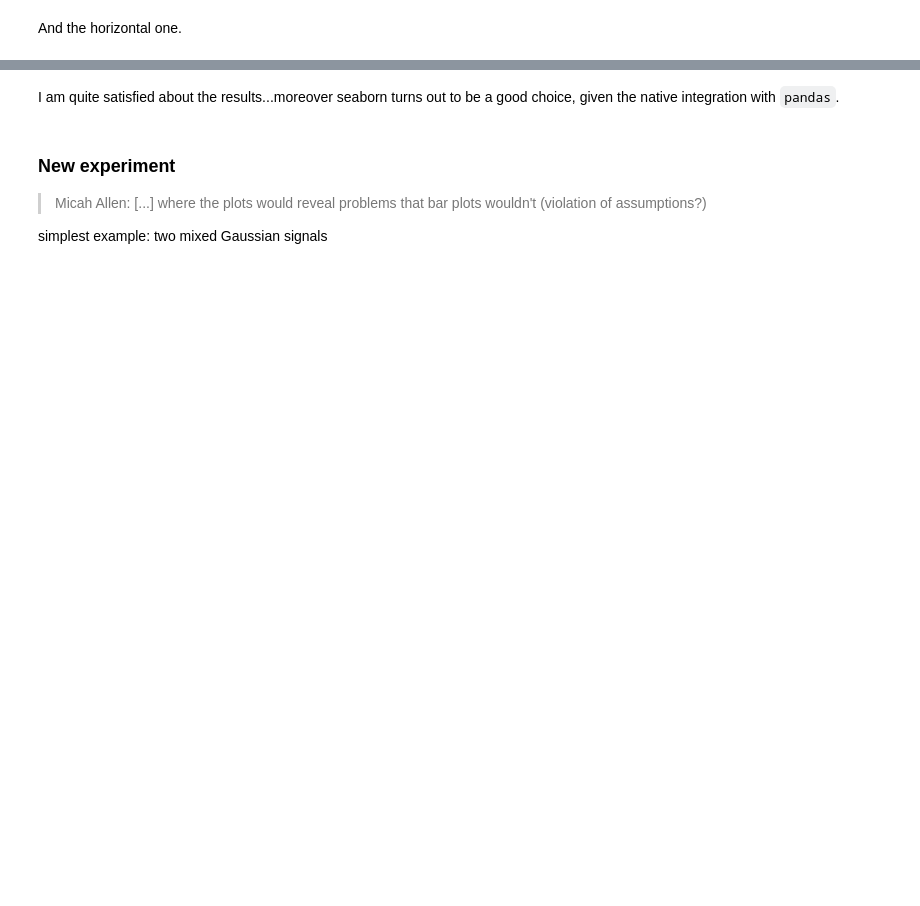
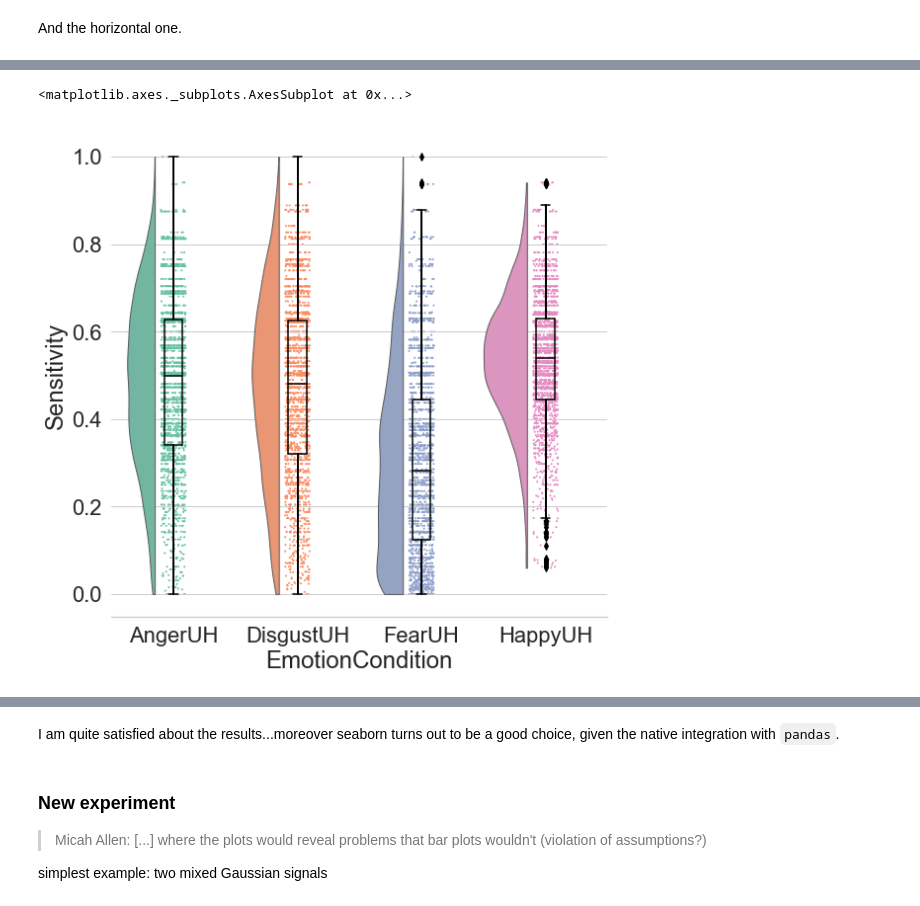
Before and after one commit to pog87/PtitPrince, a Jupyter notebook: RainCloud_Plot.ipynb, the cells around one changed output, grey strips where cells are left out. Drawn from its saved outputs; the diff is of its cells as text; code cells hidden in the pictures; blank space fills up the shorter version.

Commit message:
added one-liner option

```diff
--- a/RainCloud_Plot.ipynb
+++ b/RainCloud_Plot.ipynb
@@ -70,0 +71,6 @@ sns.despine(left=True)
+# %%
+#one-liner option
+pt.RainCloud(data = ddf, x = "EmotionCondition", y = "Sensitivity", figsize=(9,9))
+# %% [output]
+<matplotlib.axes._subplots.AxesSubplot at 0x...>
+[figure, added]
```
Also changed, not shown: parts of 7 cells of this notebook, 2 other files.
